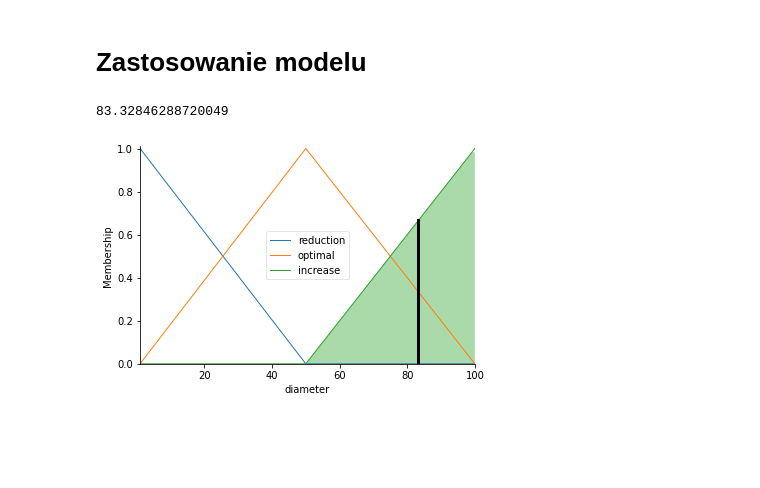
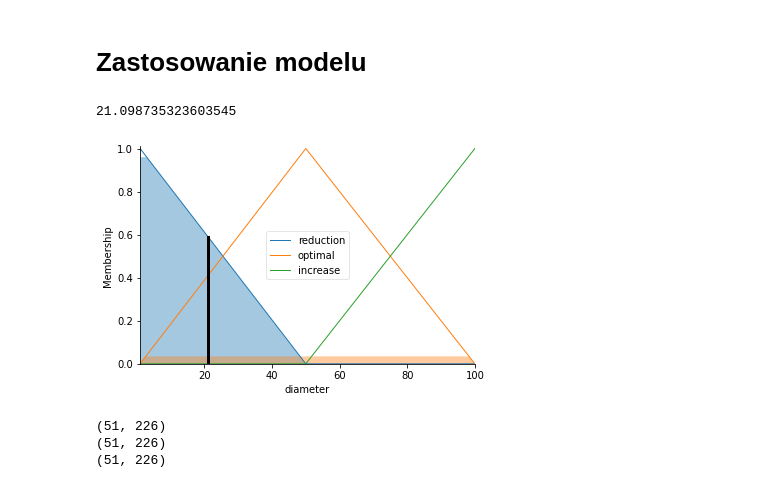
Before and after one commit to BuczynskiRafal/pipe_calculations, a Jupyter notebook: fuzzy logic.ipynb, the cells around one changed output. Saved outputs shown, nothing was run; the diff lists cells and outputs as text; code cells hidden in the pictures; blank space fills up the shorter version.

```diff
--- a/fuzzy logic.ipynb
+++ b/fuzzy logic.ipynb
@@ -243,9 +230,11 @@ diameter.view()
 # %%
 r1 = ctrl.Rule(slope['low'] & velocity['low'] , diameter['reduction'])
 r2 = ctrl.Rule(slope['low'] & velocity['medium'], diameter['reduction'])
+r4 = ctrl.Rule(slope['medium'] & velocity['low'], diameter['reduction'])
+r8 = ctrl.Rule(slope['high'] & velocity['low'], diameter['reduction'])
+r9 = ctrl.Rule(slope['high'] & velocity['medium'], diameter['reduction'])
 
 r3 = ctrl.Rule(slope['medium'] & velocity['medium'], diameter['optimal'])
-r4 = ctrl.Rule(slope['medium'] & velocity['low'], diameter['optimal'])
 
 r5 = ctrl.Rule(slope['low'] & velocity['high'], diameter['increase'])
 r6 = ctrl.Rule(slope['medium'] & velocity['high'], diameter['increase'])
@@ -254,19 +243,29 @@ r7 = ctrl.Rule(slope['high'] & velocity['high'], diameter['increase'])
 # Create model
 # %%
 # Model  rozmyty w oparciu  o  trzy  reguły
-diameter_ctrl = ctrl.ControlSystem([r1, r2, r3, r4, r5, r6, r7])
+diameter_ctrl = ctrl.ControlSystem([r1, r2, r3, r4, r5, r6, r7, r8, r9])
 
 # Obliczenie wyjść (symulacja systemu) dla obiektu diameter_ctrl
 diameters = ctrl.ControlSystemSimulation(diameter_ctrl)
 # %% [markdown]
 # Zastosowanie modelu
 # %%
-diameters.input['slope'] = 229
-diameters.input['velocity'] = 5
+diameters.input['slope'] = 227
+diameters.input['velocity'] = 0.1
 
 diameters.compute()
 print(diameters.output['diameter'])
 diameter.view(sim=diameters)
 # %% [output]
-83.32846288720049
+21.098735323603545
-[figure, old version]
+[figure, new version]
+# %%
+s = np.arange(i_min, i_max + 1, 1)
+v = np.arange(v_min, v_max + 0.1, 0.1)
+s, v = np.meshgrid(s, v)
+
+pred_val: np.ndarray = np.zeros(shape=(len(v), len(s[1])))
+# %% [output]
+(51, 226)
+(51, 226)
+(51, 226)
```
Also changed, not shown: parts of 7 cells of this notebook.
